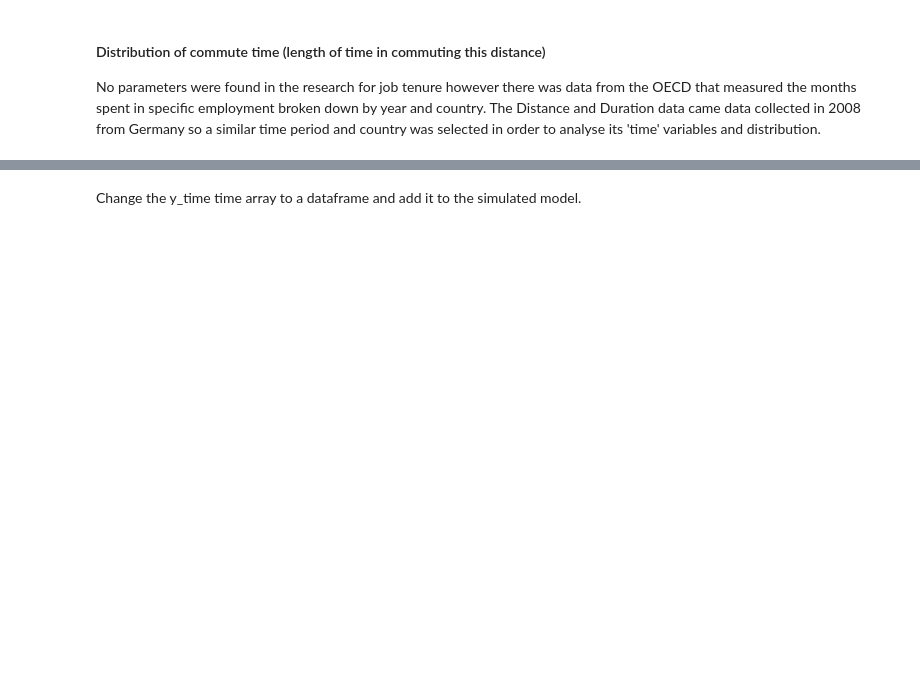
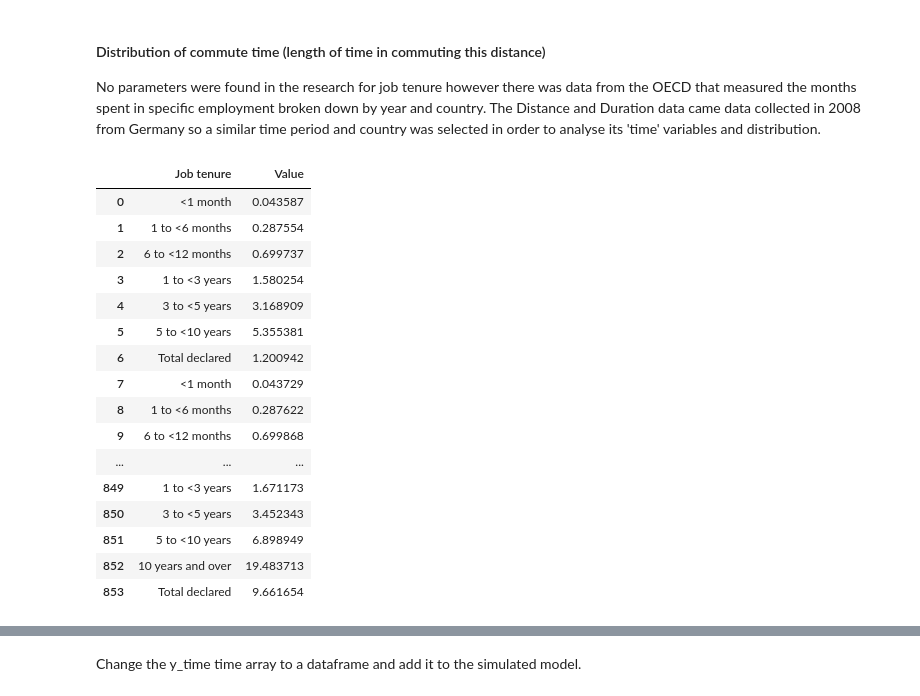
Before and after one commit to Osheah/commute-stress, a Jupyter notebook: commute-stress.ipynb, the cells around one changed output, grey strips where cells are left out. Cells and saved outputs as stored; diff of their text form; code cells hidden in the pictures; blank space fills up the shorter version.

Commit message:
summary of job tenure data 2008

```diff
--- a/commute-stress.ipynb
+++ b/commute-stress.ipynb
@@ -624,11 +623,25 @@ No parameters were found in the research for job tenure however there was data f
 # %%
 # data downloaded from https://raw.githubusercontent.com/Osheah/datasets/master/TENURE_AVE_09122018030433951.csv
 # originally from https://stats.oecd.org/Index.aspx?DataSetCode=TENURE_AVE#
 fields = ['Job tenure', 'Value']
 job_time = pd.read_csv("https://raw.githubusercontent.com/Osheah/datasets/master/tenure2008DE.csv", usecols = fields)
 
-job_time.info()
-
-
-start here tomorrow
+job_time
 # %% [output]
+|  | Job tenure | Value |
+| 0 | <1 month | 0.043587 |
+| 1 | 1 to <6 months | 0.287554 |
+| 2 | 6 to <12 months | 0.699737 |
+| 3 | 1 to <3 years | 1.580254 |
+| 4 | 3 to <5 years | 3.168909 |
+| 5 | 5 to <10 years | 5.355381 |
+| 6 | Total declared | 1.200942 |
+| 7 | <1 month | 0.043729 |
+| 8 | 1 to <6 months | 0.287622 |
+| 9 | 6 to <12 months | 0.699868 |
+| ... | ... | ... |
+| 849 | 1 to <3 years | 1.671173 |
+| 850 | 3 to <5 years | 3.452343 |
+| 851 | 5 to <10 years | 6.898949 |
+| 852 | 10 years and over | 19.483713 |
+| 853 | Total declared | 9.661654 |
```
Also changed, not shown: parts of 35 cells of this notebook.
